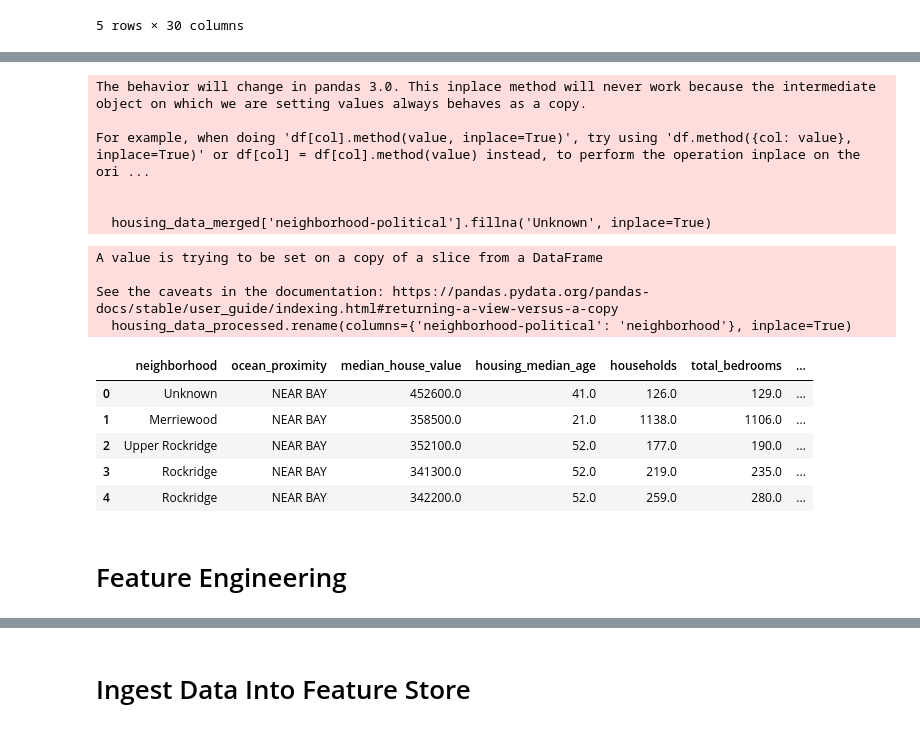
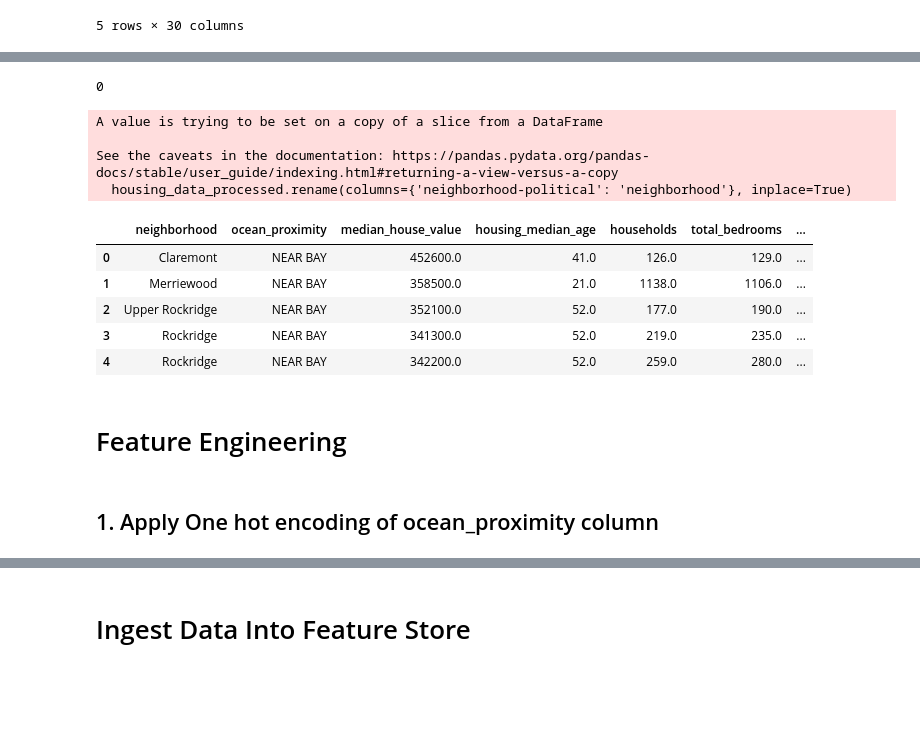
Before and after one commit to pkhanna2/MLOPSAssignments, a Jupyter notebook: PrachiKhanna_Assignment3.1.ipynb, the cells around one changed output, grey strips where cells are left out. Cells and saved outputs as stored; diff of their text form; code cells hidden in the pictures; blank space fills up the shorter version.

```diff
--- a/PrachiKhanna_Assignment3.1.ipynb
+++ b/PrachiKhanna_Assignment3.1.ipynb
@@ -124,0 +269,4 @@ housing_gmaps_data.head()
+# %%
+housing_gmaps_data['neighborhood-political'] = housing_gmaps_data.groupby('locality-political')['neighborhood-political'].transform(lambda x: x.fillna(x.mode().iloc[0]) if not x.mode().empty else x)
+null_neighborhood_afterprocess_count = housing_gmaps_data['neighborhood-political'].isna().sum()
+print("Count of null values in neighborhood-political column is", null_neighborhood_afterprocess_count)
@@ -124,0 +277,4 @@ housing_gmaps_data.head()
+# %%
+housing_gmaps_data['neighborhood-political'] = housing_gmaps_data.groupby('administrative_area_level_2-political')['neighborhood-political'].transform(lambda x: x.fillna(x.mode().iloc[0]) if not x.mode().empty else x)
+null_neighborhood_afterprocess_count = housing_gmaps_data['neighborhood-political'].isna().sum()
+print("Count of null values in neighborhood-political column is", null_neighborhood_afterprocess_count)
@@ -124,0 +285,4 @@ housing_gmaps_data.head()
+# %%
+housing_gmaps_data['neighborhood-political']=housing_gmaps_data['neighborhood-political'].transform(lambda x: x.fillna(x.mode().iloc[0]) if not x.mode().empty else x)
+null_neighborhood_afterprocess_count = housing_gmaps_data['neighborhood-political'].isna().sum()
+print("Count of null values in neighborhood-political column is", null_neighborhood_afterprocess_count)
@@ -137,31 +303,28 @@ housing_data_merged.head()
-# %%
-# Fill null values in the 'neighborhood-political' column with "Unknown"
-housing_data_merged['neighborhood-political'].fillna('Unknown', inplace=True)
-# %% [output]
-The behavior will change in pandas 3.0. This inplace method will never work because the intermediate object on which we are setting values always behaves as a copy.
-
-For example, when doing 'df[col].method(value, inplace=True)', try using 'df.method({col: value}, inplace=True)' or df[col] = df[col].method(value) instead, to perform the operation inplace on the ori ...
-
-
-  housing_data_merged['neighborhood-political'].fillna('Unknown', inplace=True)
+# %%
+null_count = housing_data_merged['neighborhood-political'].isna().sum()
+print(null_count)
+# %% [output]
+0
 # %%
 #housing_data_processed=housing_data_merged[['housing_median_age', 'total_rooms', 'total_bedrooms', 'population', 'households', 'median_income', 'median_house_value', 'ocean_proximity', 'neighborhood-political','street_number','route','locality-political','administrative_area_level_2-political','administrative_area_level_1-political','country-political','postal_code','address']]
-housing_data_processed=housing_data_merged[['neighborhood-political','ocean_proximity', 'median_house_value','housing_median_age', 'households', 'total_bedrooms', 'locality-political','postal_code']]
+housing_data_processed=housing_data_merged[['neighborhood-political','ocean_proximity', 'median_house_value','housing_median_age', 'households', 'total_bedrooms', 'locality-political','locality-code']]
 housing_data_processed.rename(columns={'neighborhood-political': 'neighborhood'}, inplace=True)
 housing_data_processed.head()
 # %% [output]
 A value is trying to be set on a copy of a slice from a DataFrame
 
 See the caveats in the documentation: https://pandas.pydata.org/pandas-docs/stable/user_guide/indexing.html#returning-a-view-versus-a-copy
   housing_data_processed.rename(columns={'neighborhood-political': 'neighborhood'}, inplace=True)
 |  | neighborhood | ocean_proximity | median_house_value | housing_median_age | households | total_bedrooms | ... |
-| 0 | Unknown | NEAR BAY | 452600.0 | 41.0 | 126.0 | 129.0 | ... |
+| 0 | Claremont | NEAR BAY | 452600.0 | 41.0 | 126.0 | 129.0 | ... |
 | 1 | Merriewood | NEAR BAY | 358500.0 | 21.0 | 1138.0 | 1106.0 | ... |
 | 2 | Upper Rockridge | NEAR BAY | 352100.0 | 52.0 | 177.0 | 190.0 | ... |
 | 3 | Rockridge | NEAR BAY | 341300.0 | 52.0 | 219.0 | 235.0 | ... |
 | 4 | Rockridge | NEAR BAY | 342200.0 | 52.0 | 259.0 | 280.0 | ... |
 # %% [markdown]
 # Feature Engineering
+# %% [markdown]
+## 1. Apply One hot encoding of ocean_proximity column
 # %%
 # Feature Engineering
 
```
Also changed, not shown: parts of 77 cells of this notebook.
